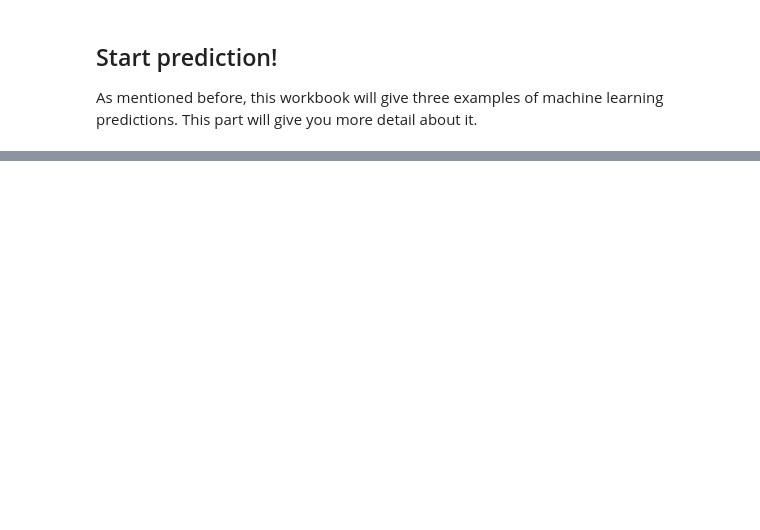
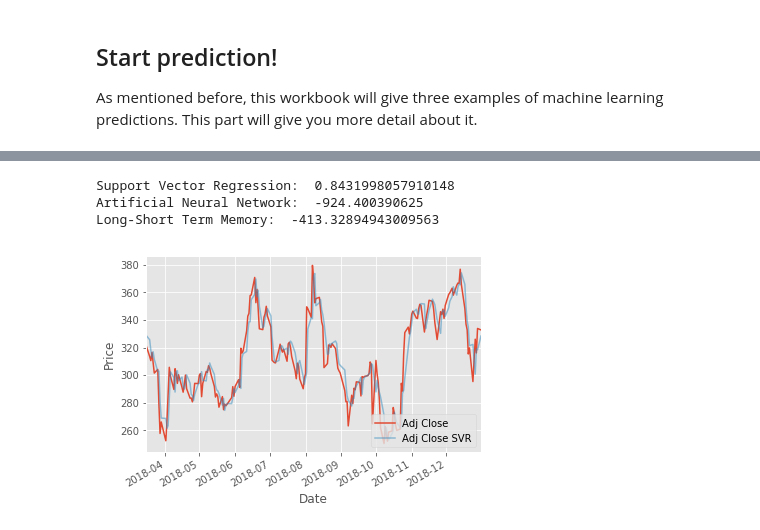
Before and after one commit to peeraponw/quick_stock_prediction, a Jupyter notebook: homework2.ipynb, the cells around one changed output, grey strips where cells are left out. Drawn from its saved outputs; the diff is of its cells as text; code cells hidden in the pictures; blank space fills up the shorter version.

Commit message:
add prediction from ann and lstm

```diff
--- a/homework2.ipynb
+++ b/homework2.ipynb
@@ -270,0 +285,20 @@ for i in Adj_Close_pred:
+# %%
+# LSTM
+def vLSTMmodel(input_shape, nNeurons=1, out_dim=1):
+    model = Sequential()
+    model.add(LSTM(nNeurons, input_shape=input_shape, activation='relu'))
+    model.add(Dense(out_dim))
+    model.compile(loss='mean_squared_error', optimizer='adam')
+    return model
+np.random.seed(124)
+n_iter = 20
+param_dist = {'nNeurons': range(1, 100, 1)}
+X_train_lstm = np.reshape(X_train, (X_train.shape[0], 1, X_train.shape[1]))
+vlstm = KerasRegressor(build_fn=vLSTMmodel, input_shape=X_train_lstm.shape[1:], epochs=50,  verbose=0)
+random_search_vlstm = RandomizedSearchCV(estimator=vlstm, param_distributions=param_dist, scoring='neg_mean_squared_error')
+start = time.time()
+random_search_vlstm.fit(X_train_lstm, y_train)
+elapsed_lstm = (time.time() - start)
+print("RandomizedSearchCV took %.2f seconds for %d candidates"
+      " parameter settings." % (elapsed_lstm, n_iter))
+report(random_search_vlstm.cv_results_)
@@ -270,0 +318,31 @@ for i in Adj_Close_pred:
+# %%
+best_svr = random_search_svr.best_estimator_
+best_svr.fit(X_train, y_train)
+best_ann = random_search_ann.best_estimator_
+best_ann.fit(X_train, y_train)
+best_vlstm = random_search_vlstm.best_estimator_
+best_vlstm.fit(X_train_lstm, y_train)
+# Evaluate
+confidencesvr = best_svr.score(X_test, y_test)
+confidenceann = best_ann.score(X_test, y_test)
+X_test_lstm = np.reshape(X_test, (X_test.shape[0], 1, X_test.shape[1]))
+confidencelstm = best_vlstm.score(X_test_lstm, y_test)
+
+print("Support Vector Regression: ", confidencesvr)
+print("Artificial Neural Network: ", confidenceann)
+print("Long-Short Term Memory: ", confidencelstm)
+# %% [output]
+Support Vector Regression:  0.8431998057910148
+Artificial Neural Network:  -924.400390625
+Long-Short Term Memory:  -413.32894943009563
+# %%
+Adj_Close_pred  = best_svr.predict(X)
+dfreg['Adj Close SVR'] = Adj_Close_pred
+dfreg['Adj Close'].tail(200).plot()
+dfreg['Adj Close SVR'].tail(200).plot(alpha=0.5)
+plt.legend(loc=4)
+plt.xlabel('Date')
+plt.ylabel('Price')
+plt.show()
+# %% [output]
+[figure, added]
```
Also changed, not shown: parts of 18 cells of this notebook.
